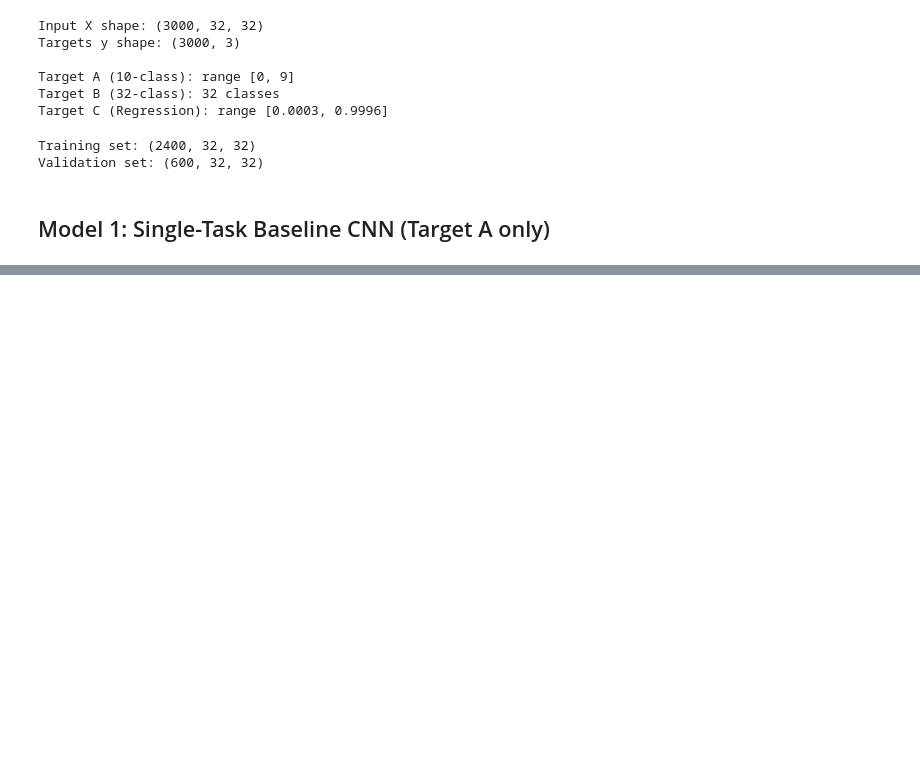
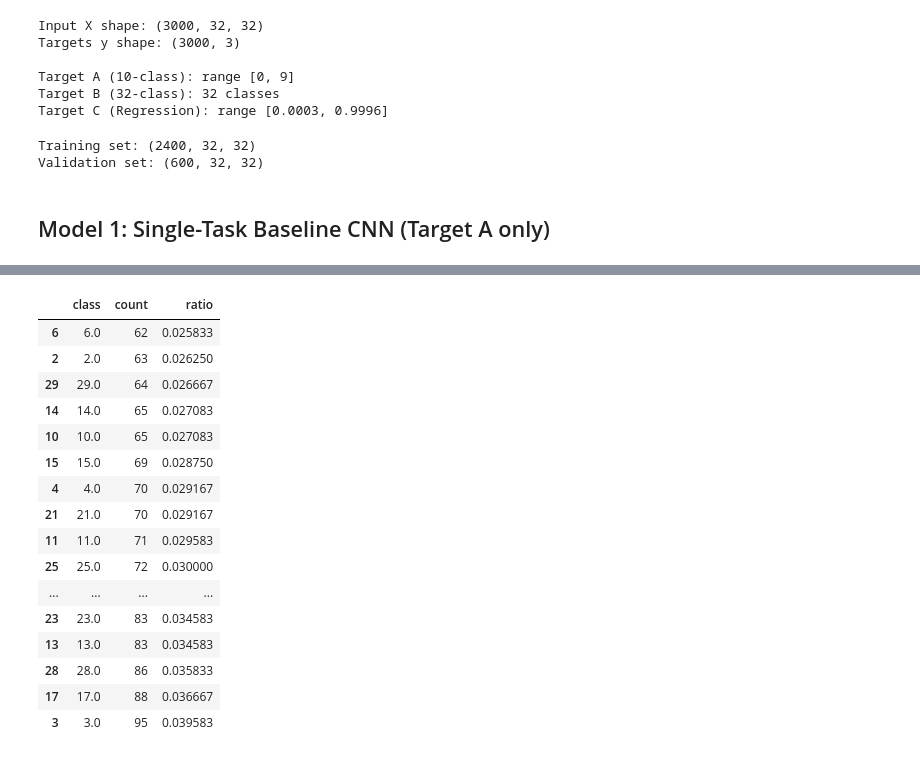
Before and after one commit to mikenk2010/COSC3007_Multi-Task-Learning-MTL, a Jupyter notebook: test_clean.ipynb, the cells around one changed output, grey strips where cells are left out. Saved outputs shown, nothing was run; the diff lists cells and outputs as text; code cells hidden in the pictures; blank space fills up the shorter version.

```diff
--- a/test_clean.ipynb
+++ b/test_clean.ipynb
@@ -939,0 +534,25 @@ print(f"  Best validation - Target C: {min(history_improved.history['val_output_
+# %%
+unique, counts = np.unique(y_B_train, return_counts=True)
+pd.DataFrame({
+    "class": unique,
+    "count": counts,
+    "ratio": counts / counts.sum()
+}).sort_values("count")
+# %% [output]
+|  | class | count | ratio |
+| 6 | 6.0 | 62 | 0.025833 |
+| 2 | 2.0 | 63 | 0.026250 |
+| 29 | 29.0 | 64 | 0.026667 |
+| 14 | 14.0 | 65 | 0.027083 |
+| 10 | 10.0 | 65 | 0.027083 |
+| 15 | 15.0 | 69 | 0.028750 |
+| 4 | 4.0 | 70 | 0.029167 |
+| 21 | 21.0 | 70 | 0.029167 |
+| 11 | 11.0 | 71 | 0.029583 |
+| 25 | 25.0 | 72 | 0.030000 |
+| ... | ... | ... | ... |
+| 23 | 23.0 | 83 | 0.034583 |
+| 13 | 13.0 | 83 | 0.034583 |
+| 28 | 28.0 | 86 | 0.035833 |
+| 17 | 17.0 | 88 | 0.036667 |
+| 3 | 3.0 | 95 | 0.039583 |
```
Also changed, not shown: parts of 15 cells of this notebook, 1 other file.
